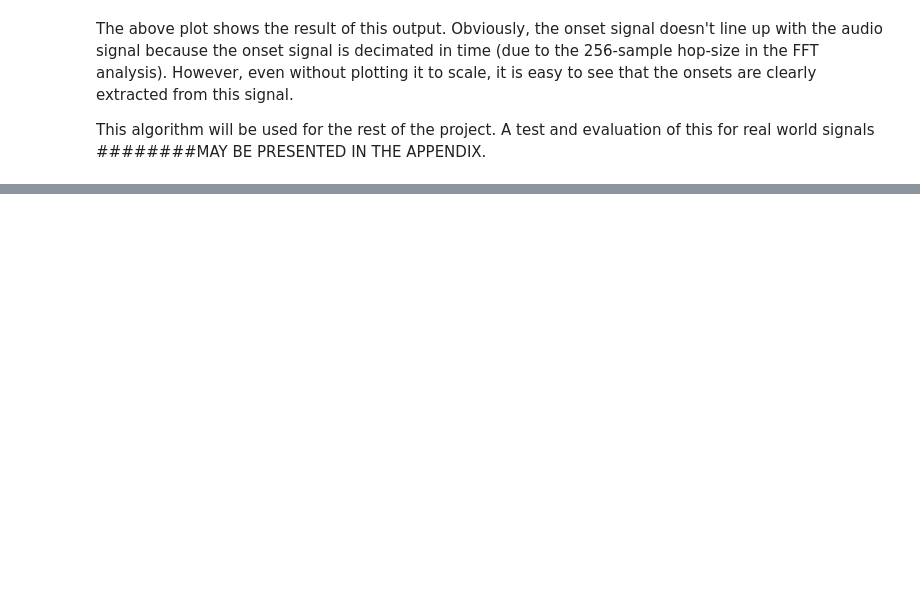
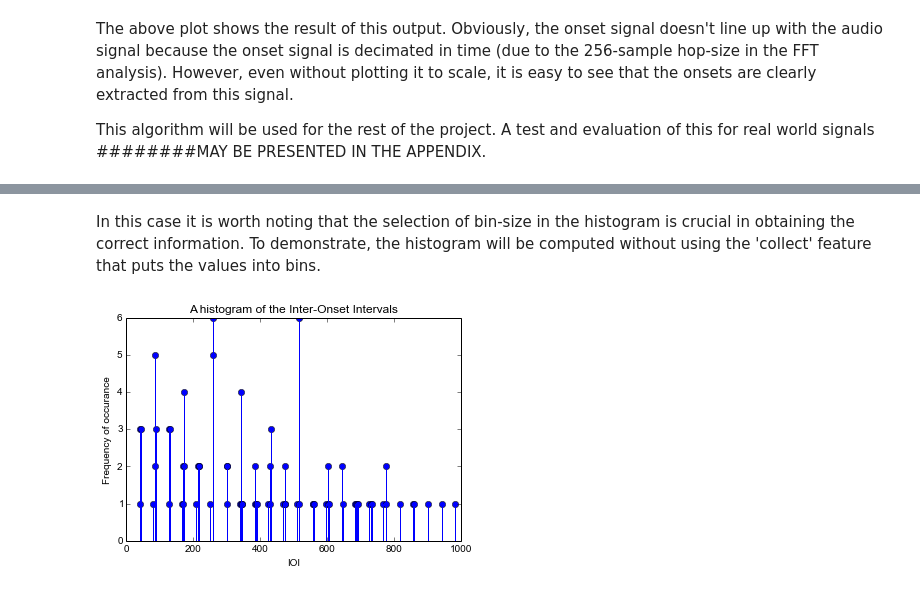
Before and after one commit to akshay1992/201A, a Jupyter notebook: 201A-Final_Project.ipynb, the cells around one changed output, grey strips where cells are left out. Cells and saved outputs as stored; diff of their text form; code cells hidden in the pictures; blank space fills up the shorter version.

```diff
--- a/201A-Final_Project.ipynb
+++ b/201A-Final_Project.ipynb
@@ -185,0 +257,11 @@ onsets = peak_pick(oss, draw_plots=True)
+# %%
+# Compute the IOIs
+ioi2 = findIOIs(onsets2)
+# %% [markdown]
+In this case it is worth noting that the selection of bin-size in the histogram is crucial in obtaining the correct information. To demonstrate, the histogram will be computed without using the 'collect' feature that puts the values into bins.
+# %%
+ioi_hist2 = ioi_hist(ioi2, collect=False)
+histPlot(ioi_hist2)
+show()
+# %% [output]
+[figure, added]
```
Also changed, not shown: parts of 35 cells of this notebook, 2 other files.
